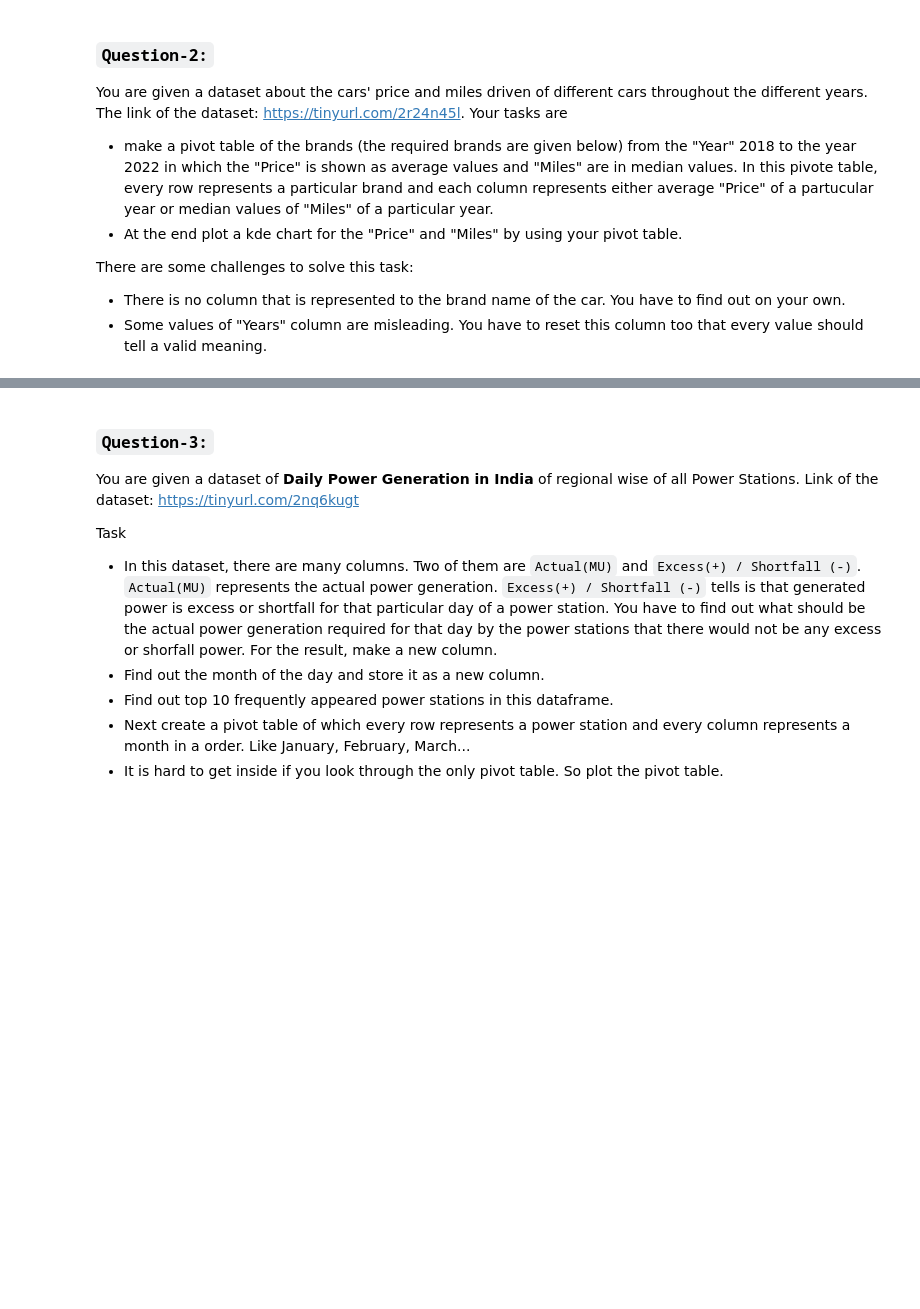
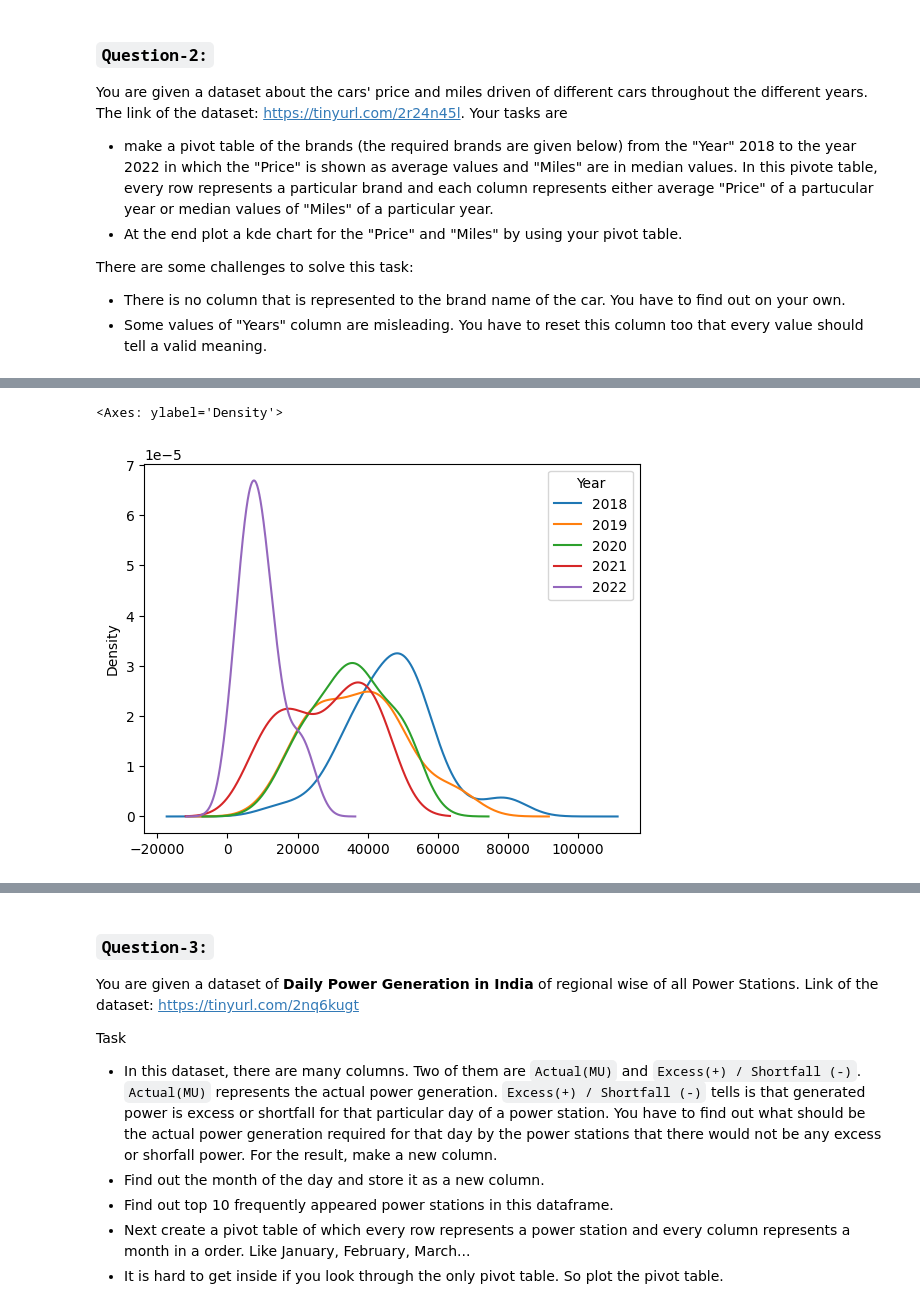
Before and after one commit to nikitasavaliya87/Data-Science-Course, a Jupyter notebook: task_22.ipynb, the cells around one changed output, grey strips where cells are left out. Cells and saved outputs as stored; diff of their text form; code cells hidden in the pictures; blank space fills up the shorter version.

```diff
--- a/task_22.ipynb
+++ b/task_22.ipynb
@@ -28,0 +44,3 @@ There are some challenges to solve this task:
+# %%
+data=pd.read_csv("https://tinyurl.com/2r24n45l")
+data.head()
@@ -28,0 +76,2 @@ There are some challenges to solve this task:
+# %%
+data['Brand']=data['Name'].str.split(" ").str.get(0)
@@ -28,0 +92,2 @@ There are some challenges to solve this task:
+# %%
+data['Year']=data['Year'].apply(lambda x: int(re.findall(r"\d{4}",str(x))[0]) )
@@ -28,0 +103,7 @@ There are some challenges to solve this task:
+# %%
+pt=data.query('Year >= 2018 and Year<=2022').pivot_table(index='Brand', columns='Year', values=['Price', 'Miles'], aggfunc={'Price':'mean', 'Miles':'median'})
+# %%
+pt['Miles'].plot(kind='kde')
+# %% [output]
+<Axes: ylabel='Density'>
+[figure, added]
```
Also changed, not shown: parts of 15 cells of this notebook.
